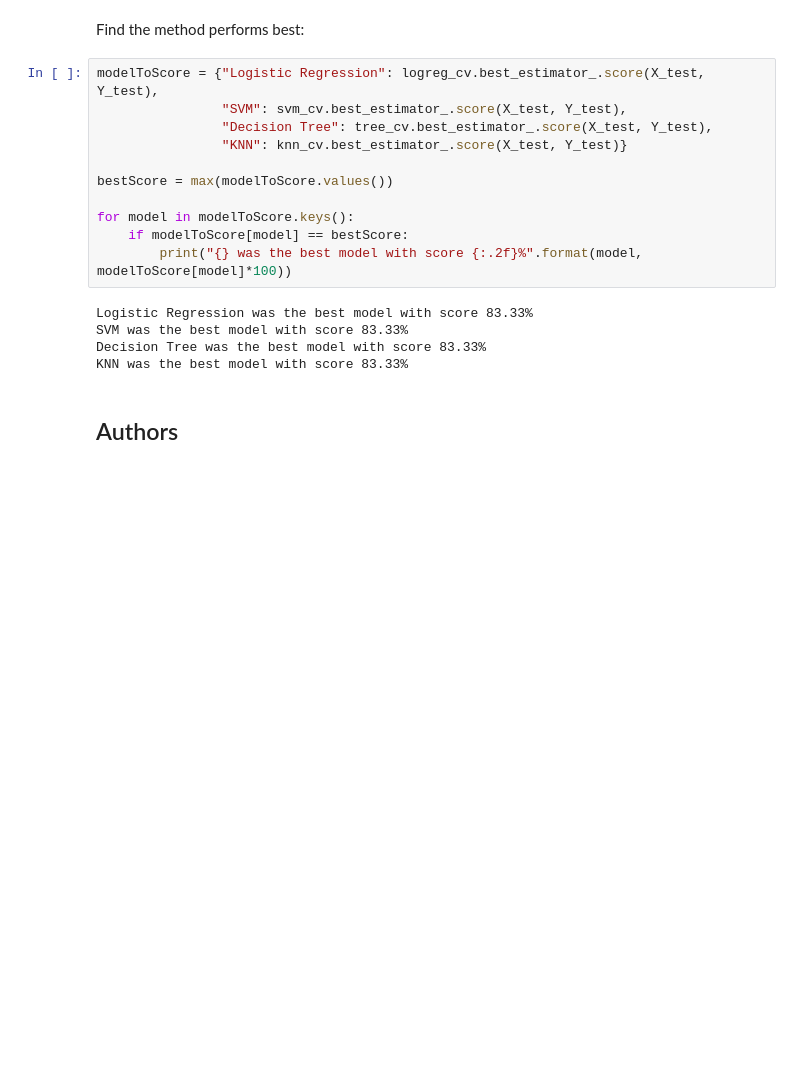
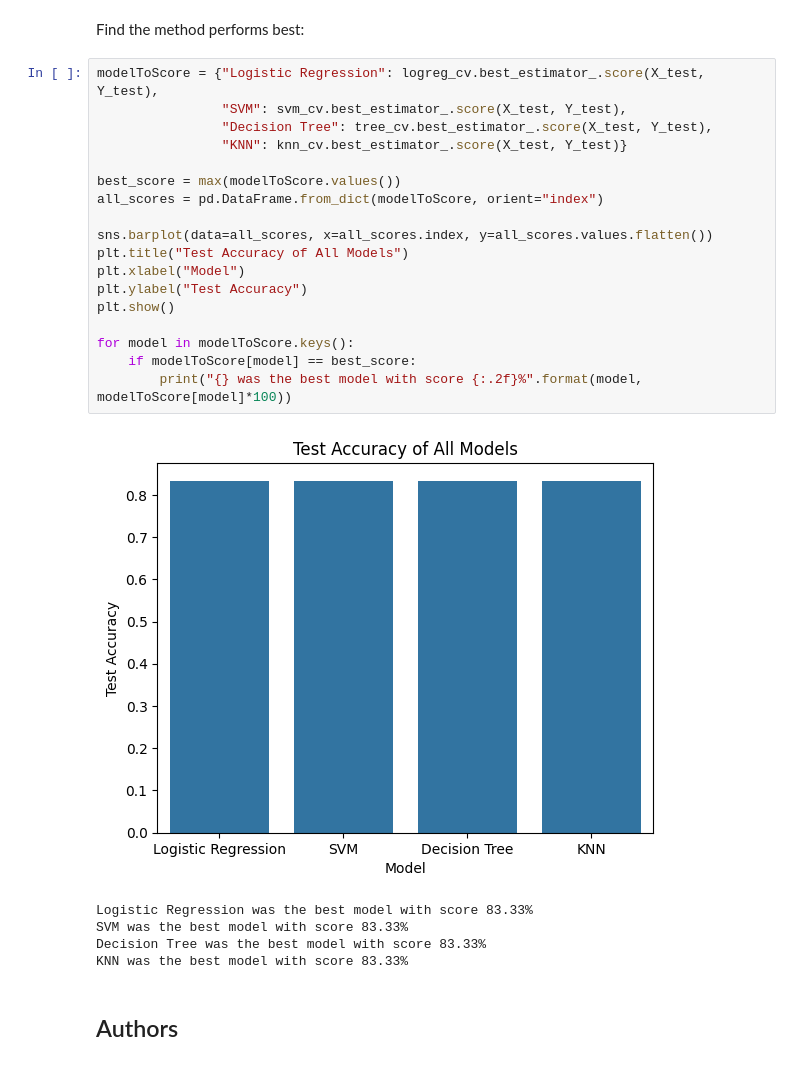
Before and after one commit to kuthalam/Data_Science_Capstone, a Jupyter notebook: Capstone_ML_Prediction.ipynb, the cells around one changed output. Saved outputs shown, nothing was run; the diff lists cells and outputs as text; blank space fills up the shorter version.

```diff
--- a/Capstone_ML_Prediction.ipynb
+++ b/Capstone_ML_Prediction.ipynb
@@ -344,15 +344,23 @@ Find the method performs best:
 # %%
 modelToScore = {"Logistic Regression": logreg_cv.best_estimator_.score(X_test, Y_test),
                 "SVM": svm_cv.best_estimator_.score(X_test, Y_test),
                 "Decision Tree": tree_cv.best_estimator_.score(X_test, Y_test),
                 "KNN": knn_cv.best_estimator_.score(X_test, Y_test)}
 
-bestScore = max(modelToScore.values())
+best_score = max(modelToScore.values())
+all_scores = pd.DataFrame.from_dict(modelToScore, orient="index")
+
+sns.barplot(data=all_scores, x=all_scores.index, y=all_scores.values.flatten())
+plt.title("Test Accuracy of All Models")
+plt.xlabel("Model")
+plt.ylabel("Test Accuracy")
+plt.show()
 
 for model in modelToScore.keys():
-    if modelToScore[model] == bestScore:
+    if modelToScore[model] == best_score:
         print("{} was the best model with score {:.2f}%".format(model, modelToScore[model]*100))
 # %% [output]
+[figure, added]
 Logistic Regression was the best model with score 83.33%
 SVM was the best model with score 83.33%
 Decision Tree was the best model with score 83.33%
```
Also changed, not shown: parts of 2 cells of this notebook, 33 other files.
